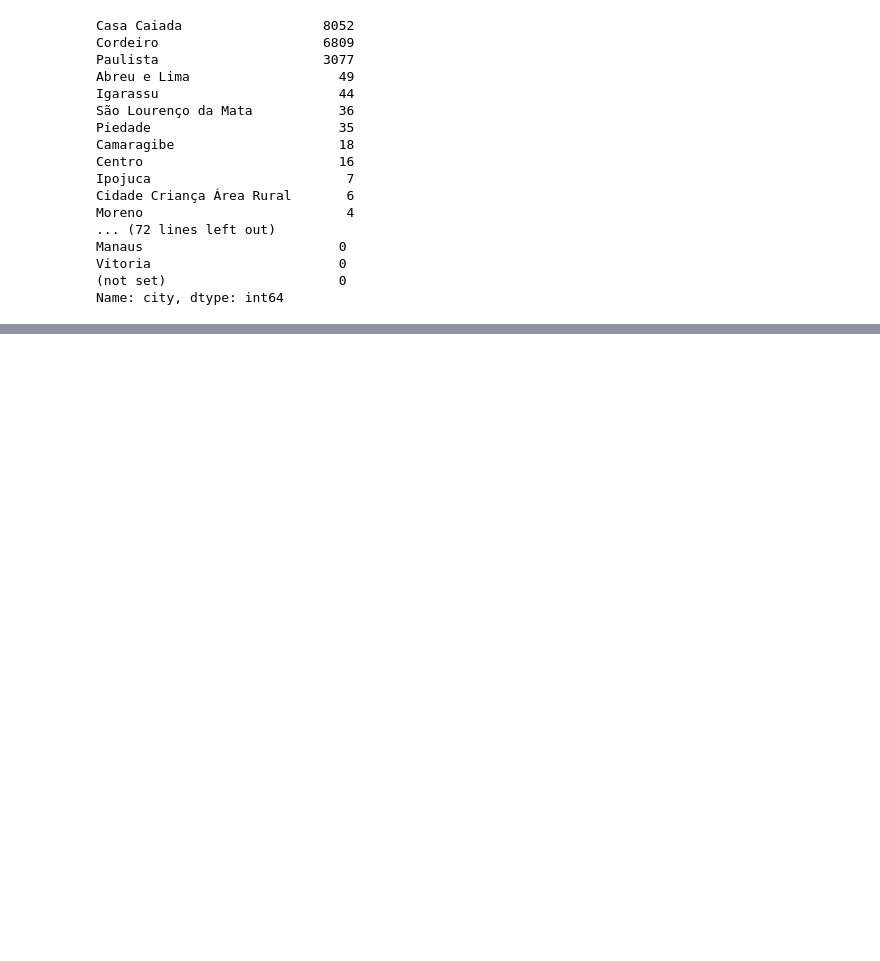
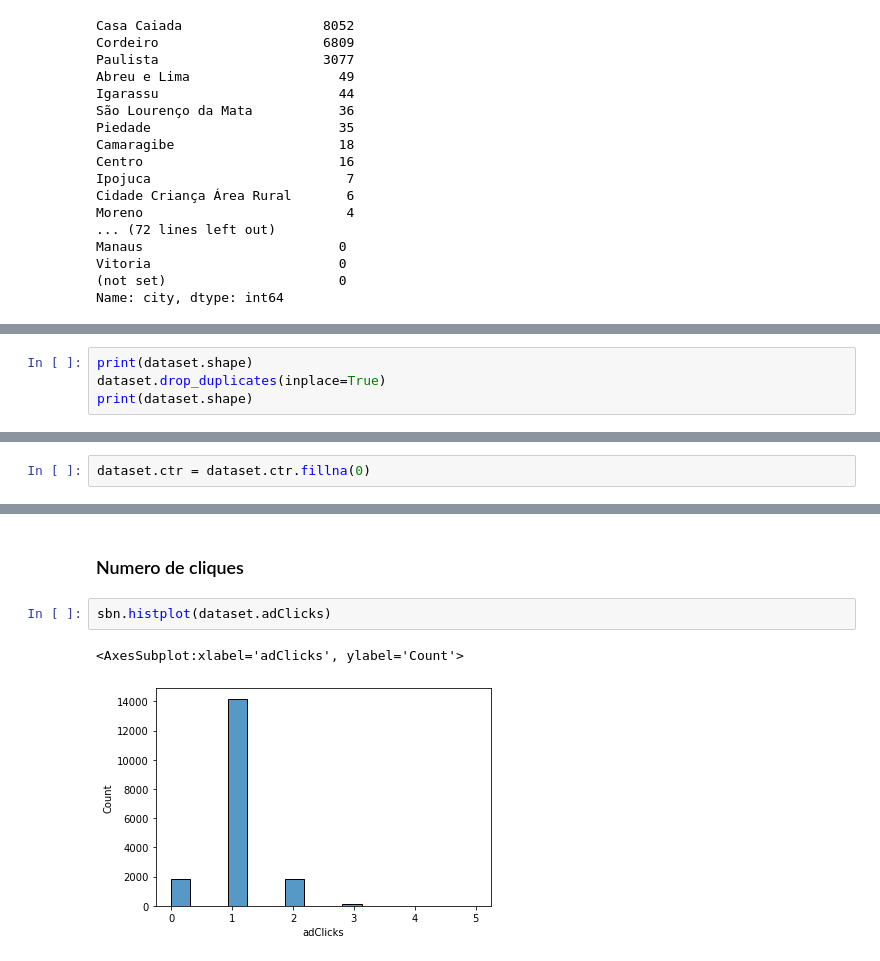
Before and after one commit to rafaellsma/adsense-analysis, a Jupyter notebook: adsense-anlysis.ipynb, the cells around one changed output, grey strips where cells are left out. Saved outputs shown, nothing was run; the diff lists cells and outputs as text; blank space fills up the shorter version.

```diff
--- a/adsense-anlysis.ipynb
+++ b/adsense-anlysis.ipynb
@@ -281,0 +295,4 @@ Name: city, dtype: int64
+# %%
+print(dataset.shape)
+dataset.drop_duplicates(inplace=True)
+print(dataset.shape)
@@ -281,0 +302,2 @@ Name: city, dtype: int64
+# %%
+dataset.ctr = dataset.ctr.fillna(0)
@@ -281,0 +313,7 @@ Name: city, dtype: int64
+# %% [markdown]
+### Numero de cliques
+# %%
+sbn.histplot(dataset.adClicks)
+# %% [output]
+<AxesSubplot:xlabel='adClicks', ylabel='Count'>
+[figure, added]
```
Also changed, not shown: parts of 26 cells of this notebook.
